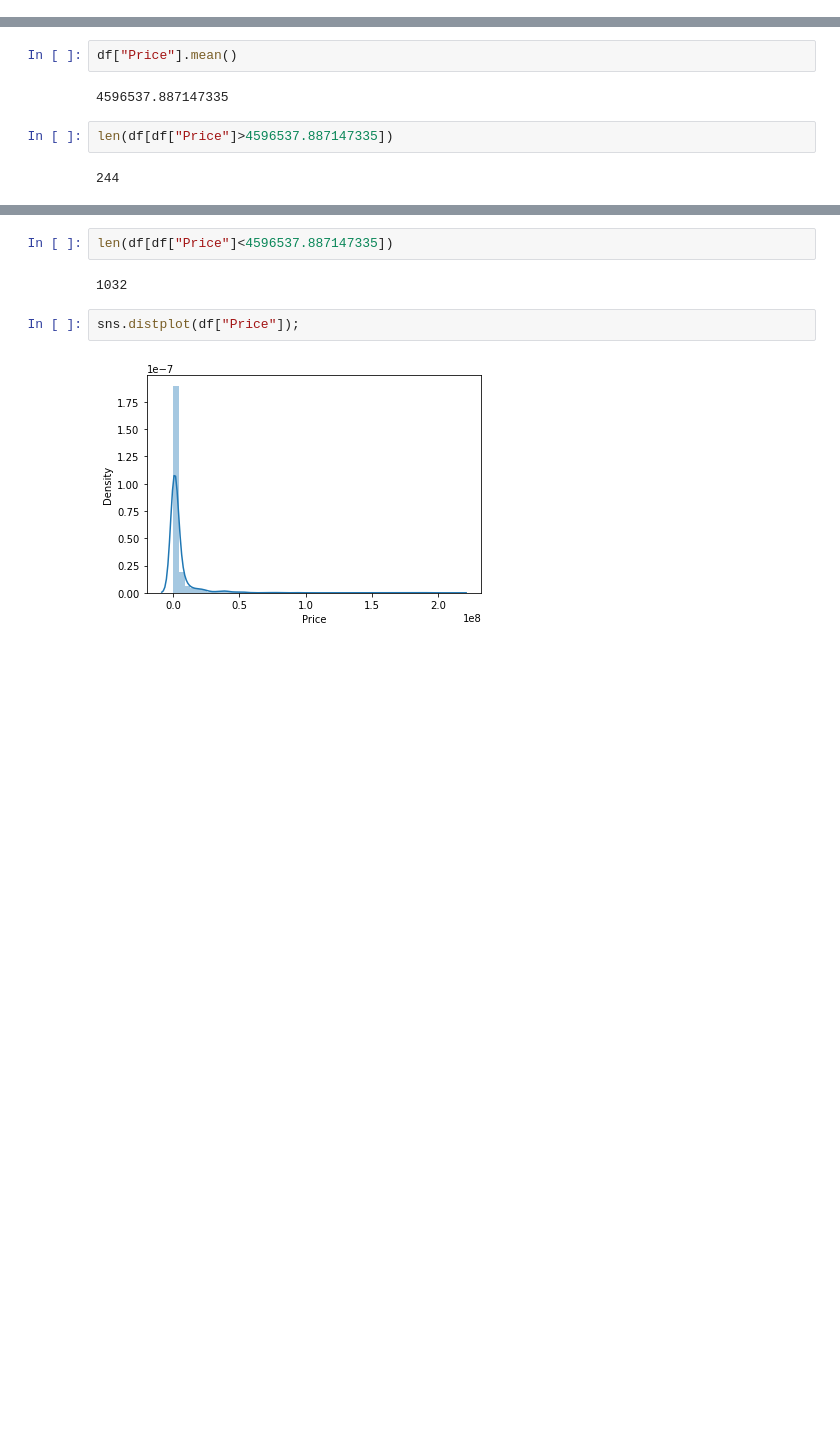
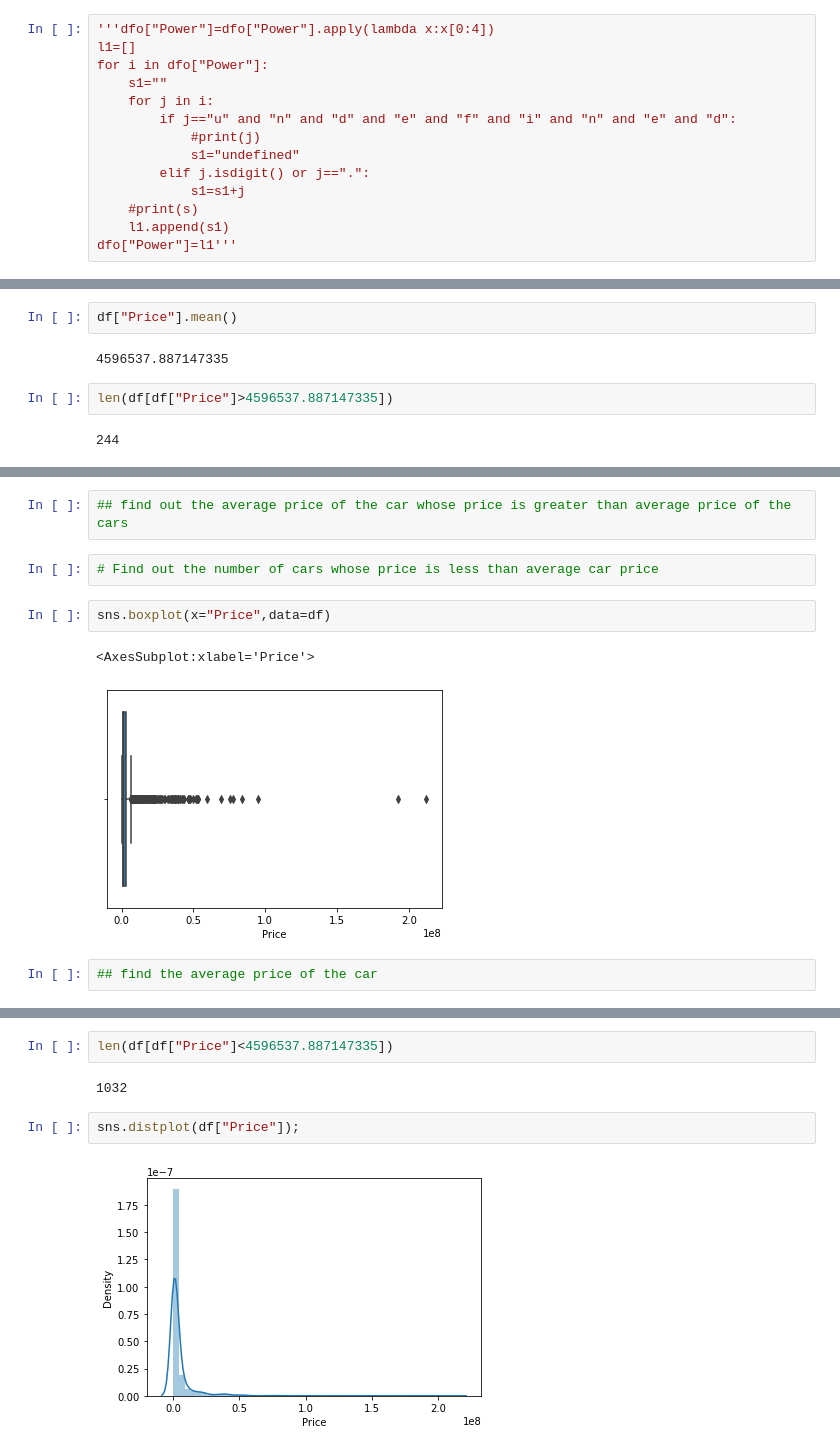
Before and after one commit to Chhamajain27/Machine-learning-Projects, a Jupyter notebook: Car data 2022.ipynb, the cells around one changed output, grey strips where cells are left out. Saved outputs shown, nothing was run; the diff lists cells and outputs as text; blank space fills up the shorter version.

```diff
--- a/Car data 2022.ipynb
+++ b/Car data 2022.ipynb
@@ -692,0 +697,14 @@ df_obj["Power"]=df_obj["Power"].str.replace('P',"").str.replace("S","").str.repl
+# %%
+'''dfo["Power"]=dfo["Power"].apply(lambda x:x[0:4])
+l1=[]
+for i in dfo["Power"]:
+    s1=""
+    for j in i:
+        if j=="u" and "n" and "d" and "e" and "f" and "i" and "n" and "e" and "d":
+            #print(j)
+            s1="undefined"
+        elif j.isdigit() or j==".":
+            s1=s1+j
+    #print(s)
+    l1.append(s1)
+dfo["Power"]=l1'''
@@ -1122,0 +1191,11 @@ len(df[df["Price"]>4596537.887147335])
+# %%
+## find out the average price of the car whose price is greater than average price of the cars
+# %%
+# Find out the number of cars whose price is less than average car price
+# %%
+sns.boxplot(x="Price",data=df)
+# %% [output]
+<AxesSubplot:xlabel='Price'>
+[figure, added]
+# %%
+## find the average price of the car
```
Also changed, not shown: parts of 109 cells of this notebook.
